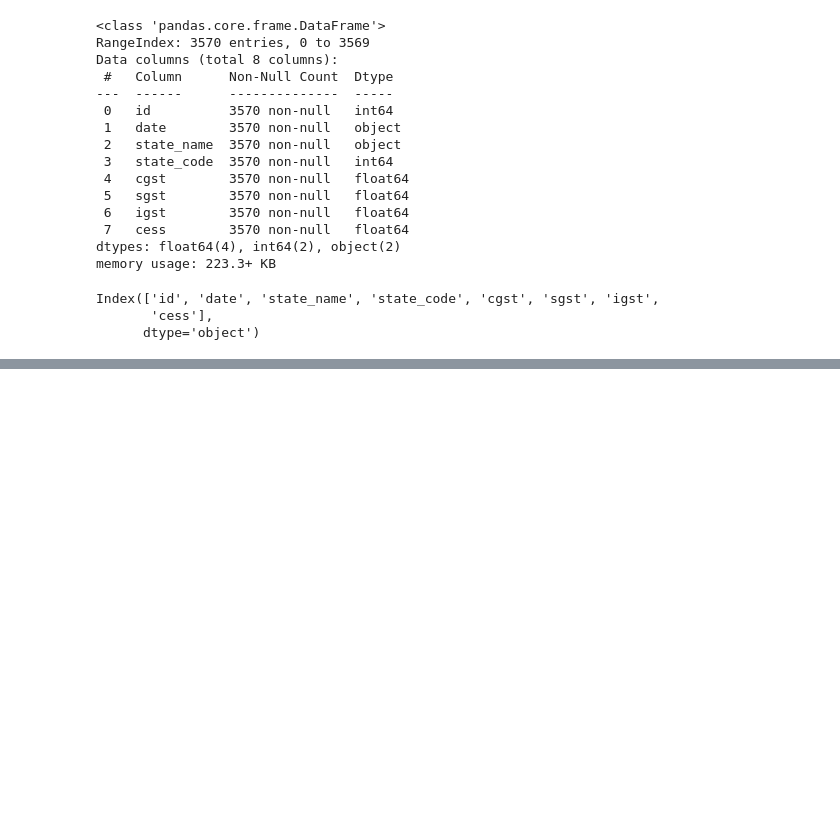
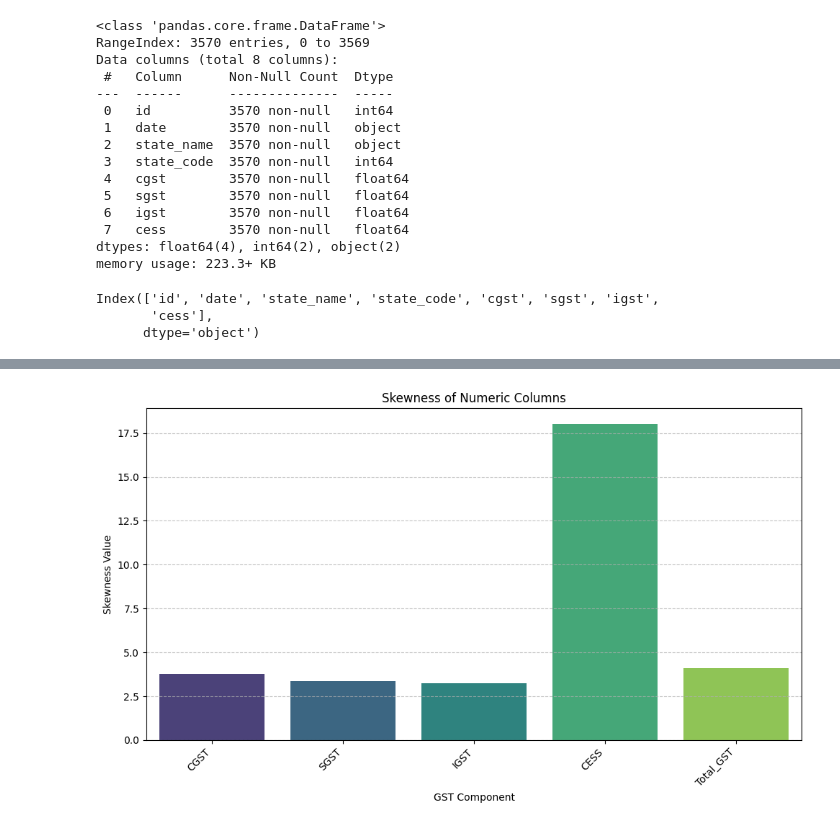
Before and after one commit to DurkadeviGanesanMCA/State-wise-GST-Revenue-Analysis-in-India-Using-Python, a Jupyter notebook: State_wise_GST_Revenue_Analysis_in_India_Using_Python.ipynb, the cells around one changed output, grey strips where cells are left out. Cells and saved outputs as stored; diff of their text form; code cells hidden in the pictures; blank space fills up the shorter version.

```diff
--- a/State_wise_GST_Revenue_Analysis_in_India_Using_Python.ipynb
+++ b/State_wise_GST_Revenue_Analysis_in_India_Using_Python.ipynb
@@ -181,0 +296,19 @@ dtype: int64
+# %%
+#Create a new column as Region_type
+union_territories = [
+    "Andaman And Nicobar Islands",
+    "Chandigarh",
+    "Dadra And Nagar Haveli",
+    "Daman And Diu",
+    "Delhi",
+    "Jammu And Kashmir",
+    "Ladakh",
+    "Lakshadweep",
+    "Puducherry"
+]
+
+df["Region_type"] = df["State Name"].apply(
+    lambda x: "Union Territory" if x in union_territories else "State"
+)
+
+print(df[["State Name", "Region_type"]].head(15))
@@ -181,0 +624,12 @@ dtype: int64
+# %%
+numeric_cols = ['CGST', 'SGST', 'IGST', 'CESS', 'Total_GST']
+skewness = df[numeric_cols].skew()
+kurtosis = df[numeric_cols].kurt()
+
+skew_kurt_table = pd.DataFrame({
+    'Skewness': skewness,
+    'Kurtosis': kurtosis
+})
+
+print("Skewness and Kurtosis:")
+display(skew_kurt_table)
@@ -181,0 +644,12 @@ dtype: int64
+# %%
+fig_skew = plt.figure(figsize=(10, 6))
+sns.barplot(x=skewness.index, y=skewness.values, palette='viridis')
+plt.title('Skewness of Numeric Columns')
+plt.xlabel('GST Component')
+plt.ylabel('Skewness Value')
+plt.xticks(rotation=45, ha='right')
+plt.grid(axis='y', linestyle='--', alpha=0.7)
+plt.tight_layout()
+plt.show()
+# %% [output]
+[figure, added]
```
Also changed, not shown: parts of 99 cells of this notebook.
